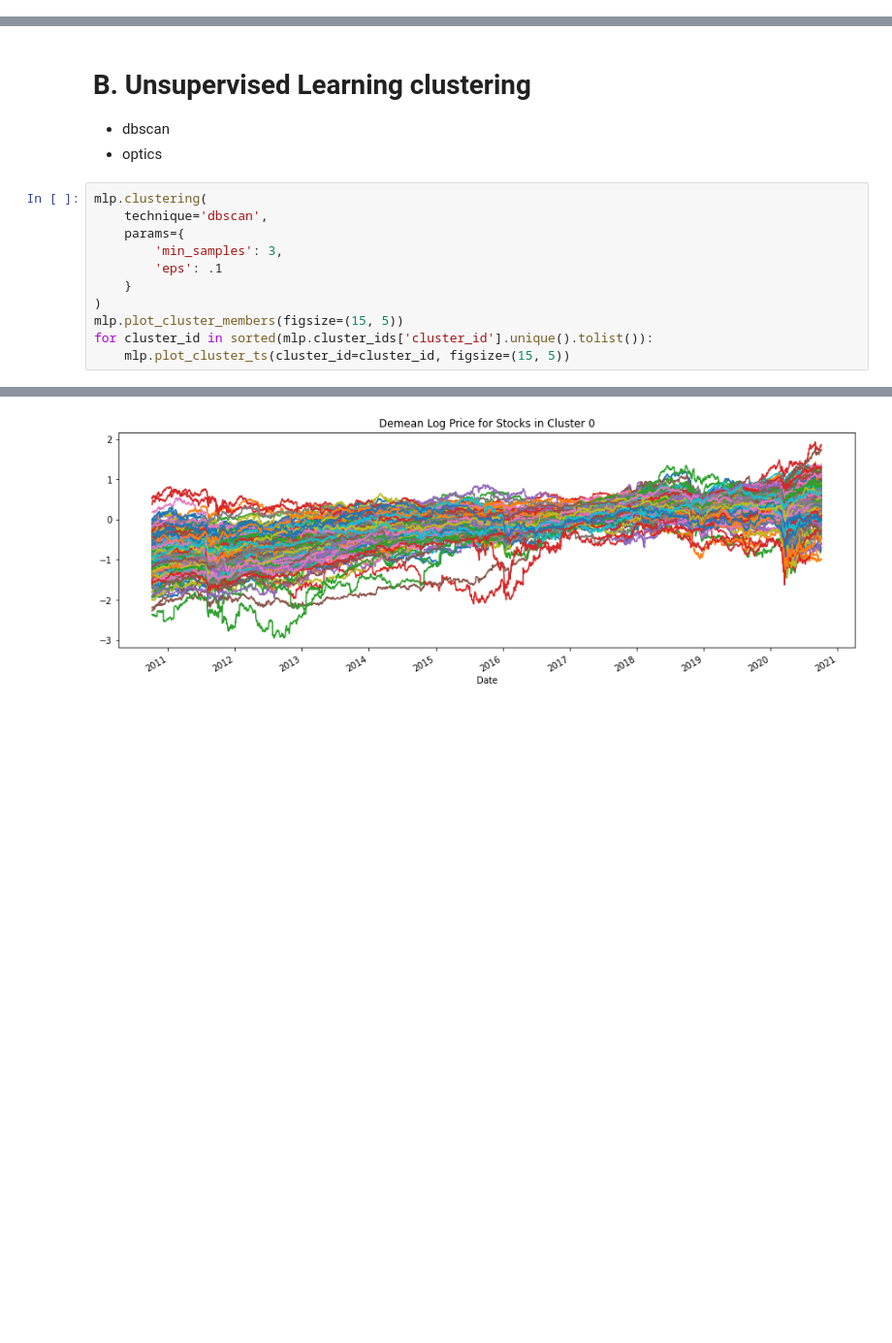
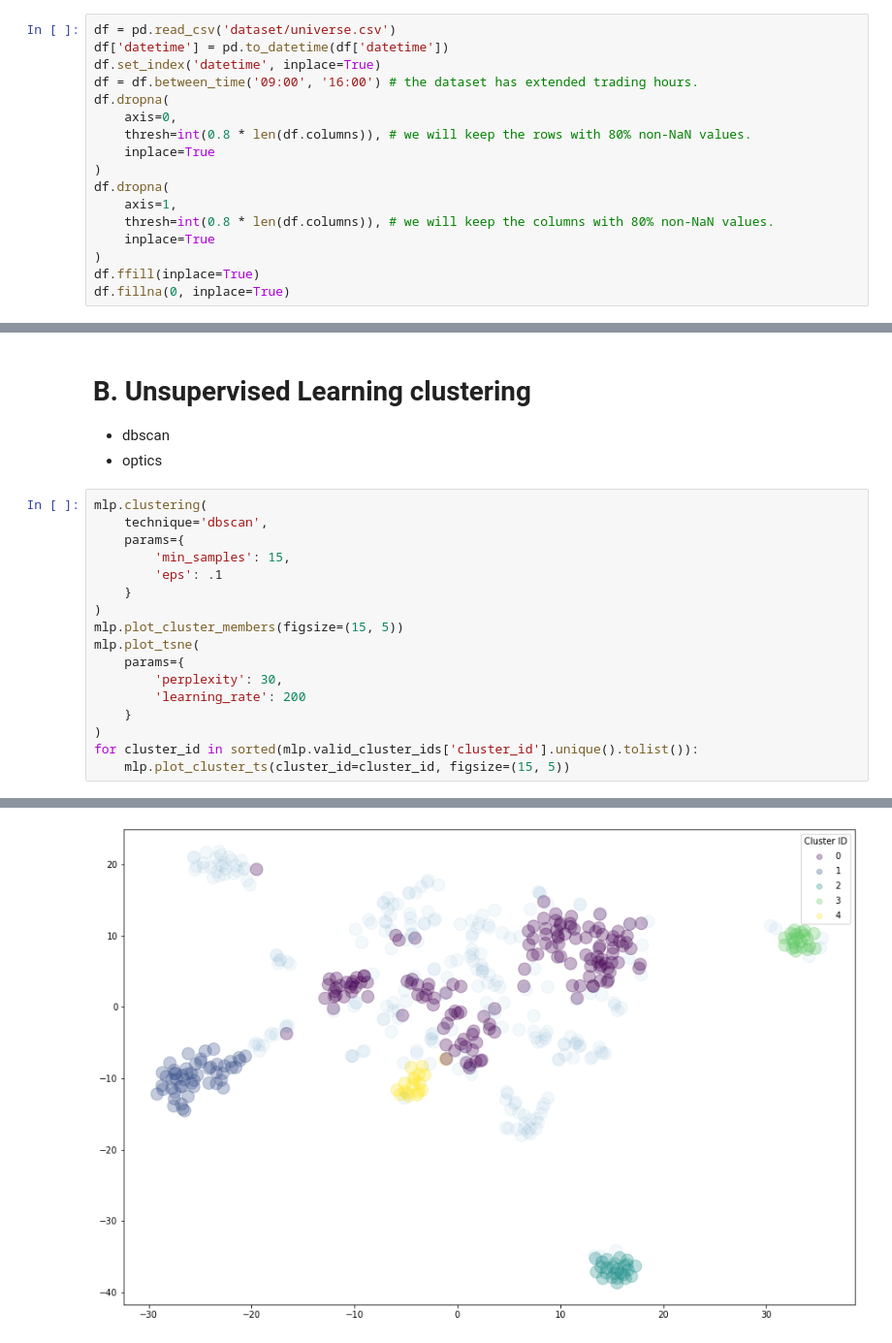
Before and after one commit to hudson-and-thames/oct_applications, a Jupyter notebook: joel_ong/Enhancing a Pairs Trading strategy with the application of Machine Learning.ipynb, the cells around one changed output, grey strips where cells are left out. Shown at 97% size. Cells and saved outputs as stored; diff of their text form; blank space fills up the shorter version.

Commit message:
switch data to higher freq using alpha vantage and add tsne plot func.

```diff
--- a/joel_ong/Enhancing a Pairs Trading strategy with the application of Machine Learning.ipynb
+++ b/joel_ong/Enhancing a Pairs Trading strategy with the application of Machine Learning.ipynb
@@ -22,3 +26,20 @@ df.head()
+# %%
+df = pd.read_csv('dataset/universe.csv')
+df['datetime'] = pd.to_datetime(df['datetime'])
+df.set_index('datetime', inplace=True)
+df = df.between_time('09:00', '16:00') # the dataset has extended trading hours.
+df.dropna(
+    axis=0,
+    thresh=int(0.8 * len(df.columns)), # we will keep the rows with 80% non-NaN values.
+    inplace=True
+)
+df.dropna(
+    axis=1,
+    thresh=int(0.8 * len(df.columns)), # we will keep the columns with 80% non-NaN values.
+    inplace=True
+)
+df.ffill(inplace=True)
+df.fillna(0, inplace=True)
 # %% [markdown]
 # A. Dimensionality reduction
 
@@ -37,11 +60,17 @@ mlp.dim_reduction(top_k=15)
 mlp.clustering(
     technique='dbscan',
     params={
-        'min_samples': 3,
+        'min_samples': 15,
         'eps': .1
     }
 )
 mlp.plot_cluster_members(figsize=(15, 5))
-for cluster_id in sorted(mlp.cluster_ids['cluster_id'].unique().tolist()):
+mlp.plot_tsne(
+    params={
+        'perplexity': 30,
+        'learning_rate': 200
+    }
+)
+for cluster_id in sorted(mlp.valid_cluster_ids['cluster_id'].unique().tolist()):
     mlp.plot_cluster_ts(cluster_id=cluster_id, figsize=(15, 5))
 # %% [output]
@@ -52 +81 @@ for cluster_id in sorted(mlp.cluster_ids['cluster_id'].unique().tolist()):
-[figure, old version]
+[figure, new version]
```
Also changed, not shown: parts of 8 cells of this notebook, 3 other files.
